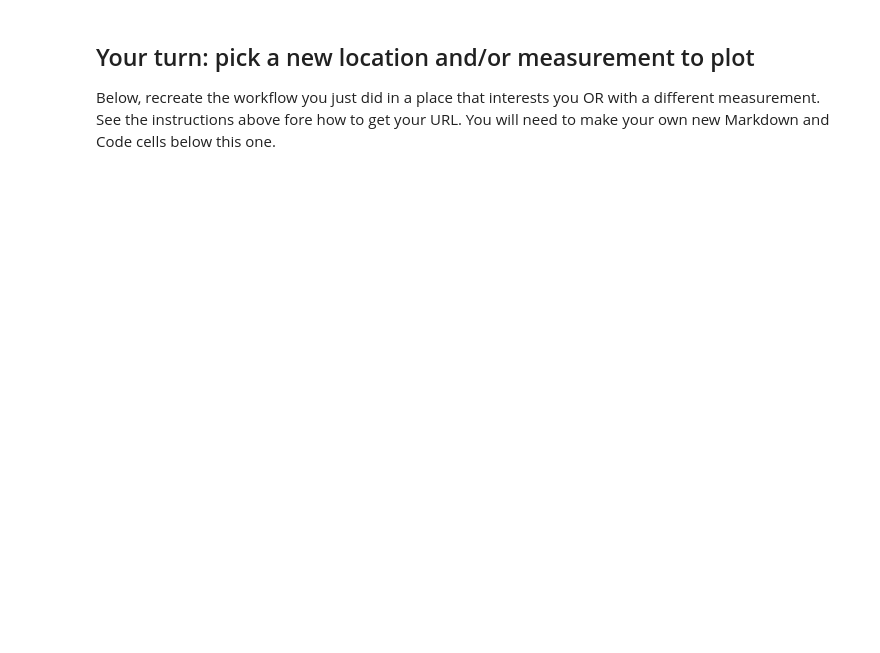
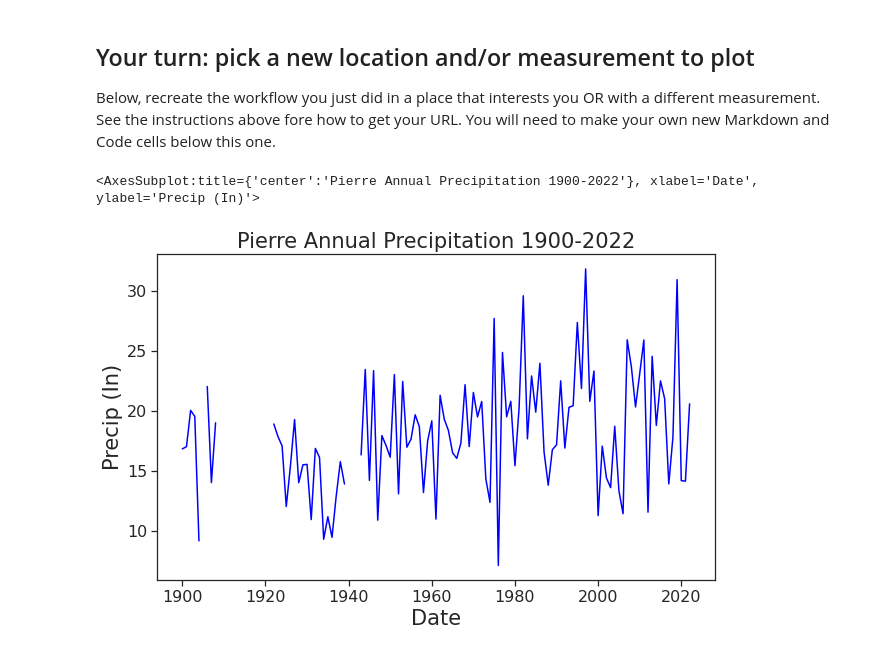
Before and after one commit to sdupree27886/get-started-with-reproducible-science-sdupree27886, a Jupyter notebook: Get Started with Open Reproducible Science!.ipynb, the cells around one changed output. Saved outputs shown, nothing was run; the diff lists cells and outputs as text; code cells hidden in the pictures; blank space fills up the shorter version.

```diff
--- a/Get Started with Open Reproducible Science!.ipynb
+++ b/Get Started with Open Reproducible Science!.ipynb
@@ -441,6 +442,33 @@ Describe your plot in this cell in 2-3 sentences
 # %% [markdown]
 ## Your turn: pick a new location and/or measurement to plot
 Below, recreate the workflow you just did in a place that interests you OR with a different measurement. See the instructions above fore how to get your URL. You will need to make your own new Markdown and Code cells below this one.
+# %%
+# import seaborn to make plot pretty
+import seaborn as sns
+sns.set_theme(font_scale=1.75, style='ticks')
+
+# creating URL link
+pierre_precip_url = ('https://www.ncei.noaa.gov/access/monitoring/'
+                   'climate-at-a-glance/city/time-series/USW00024025/'
+                   'pcp/ann/4/1895-2023.csv')
+pierre_precip_url
+
+# download data
+pierre_precip_df = pd.read_csv(pierre_precip_url, na_values='-99', header=3, names=['Date', 'Precipitation'])
+pierre_precip_df
+
+# clean up date column
+pierre_precip_df.iloc[:,0] = pierre_precip_df.iloc[:,0] // 100
+pierre_precip_df
+
+# plot data
+pierre_precip_df.plot(
+    x='Date', y='Precipitation', legend=False, title= 'Pierre Annual Precipitation 1900-2022',
+    ylabel='Precip (In)', xlabel='Date', color='blue', fontsize=16,
+    figsize=(10,6))
+# %% [output]
+<AxesSubplot:title={'center':'Pierre Annual Precipitation 1900-2022'}, xlabel='Date', ylabel='Precip (In)'>
+[figure, added]
 # %% [markdown]
 ## Congratulations, you finished this coding challenge -- now make sure that your code is **reproducible**
 
```
Also changed, not shown: parts of 6 cells of this notebook.
